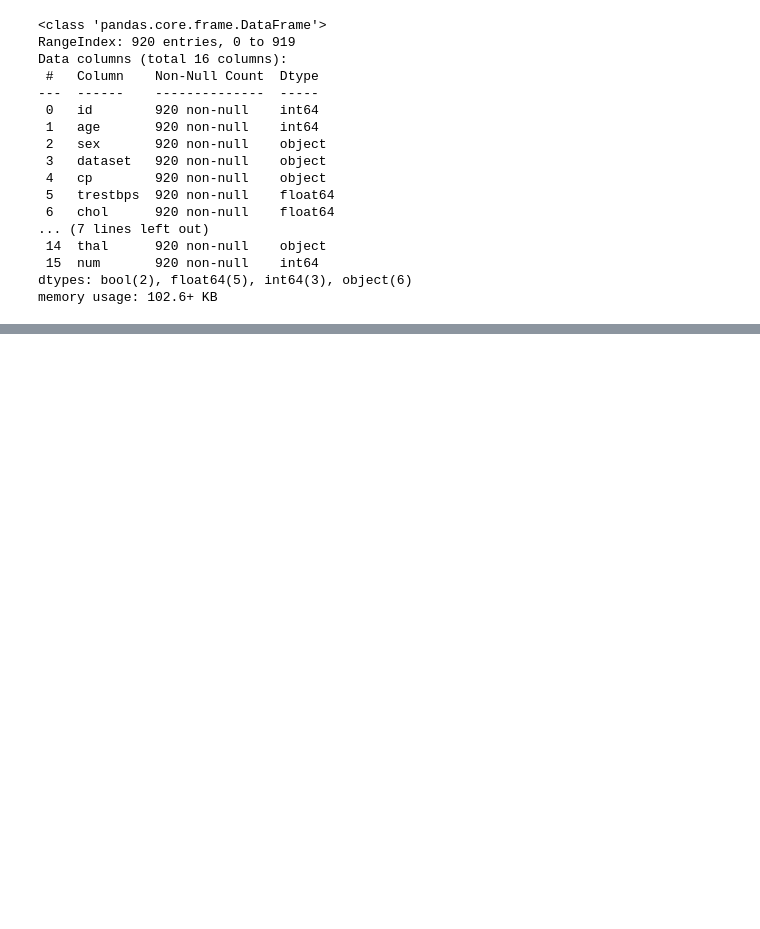
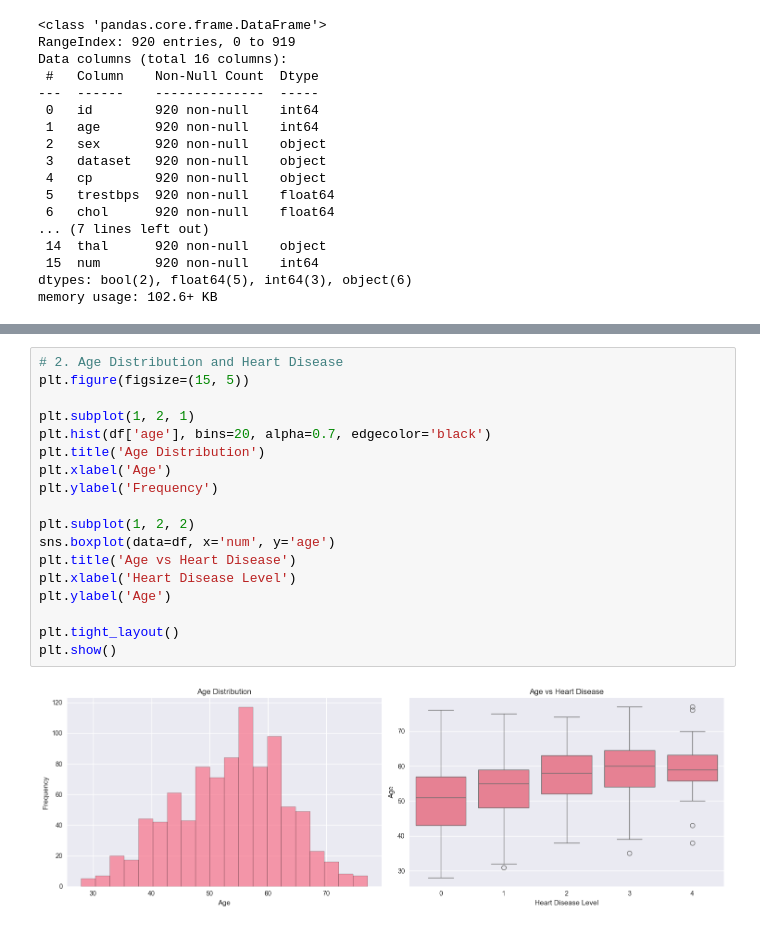
Before and after one commit to itsluckysharma01/Heart_Disease_Prediction-Algorithm_Comparison-SVM-KNN, a Jupyter notebook: Heart_Disease_Prediction&Algorithm_Comparison-SVM-KNN.ipynb, the cells around one changed output, grey strips where cells are left out. Saved outputs shown, nothing was run; the diff lists cells and outputs as text; blank space fills up the shorter version.

```diff
--- a/Heart_Disease_Prediction&Algorithm_Comparison-SVM-KNN.ipynb
+++ b/Heart_Disease_Prediction&Algorithm_Comparison-SVM-KNN.ipynb
@@ -254,0 +283,20 @@ memory usage: 102.6+ KB
+# %%
+# 2. Age Distribution and Heart Disease
+plt.figure(figsize=(15, 5))
+
+plt.subplot(1, 2, 1)
+plt.hist(df['age'], bins=20, alpha=0.7, edgecolor='black')
+plt.title('Age Distribution')
+plt.xlabel('Age')
+plt.ylabel('Frequency')
+
+plt.subplot(1, 2, 2)
+sns.boxplot(data=df, x='num', y='age')
+plt.title('Age vs Heart Disease')
+plt.xlabel('Heart Disease Level')
+plt.ylabel('Age')
+
+plt.tight_layout()
+plt.show()
+# %% [output]
+[figure, added]
```
Also changed, not shown: parts of 10 cells of this notebook.
